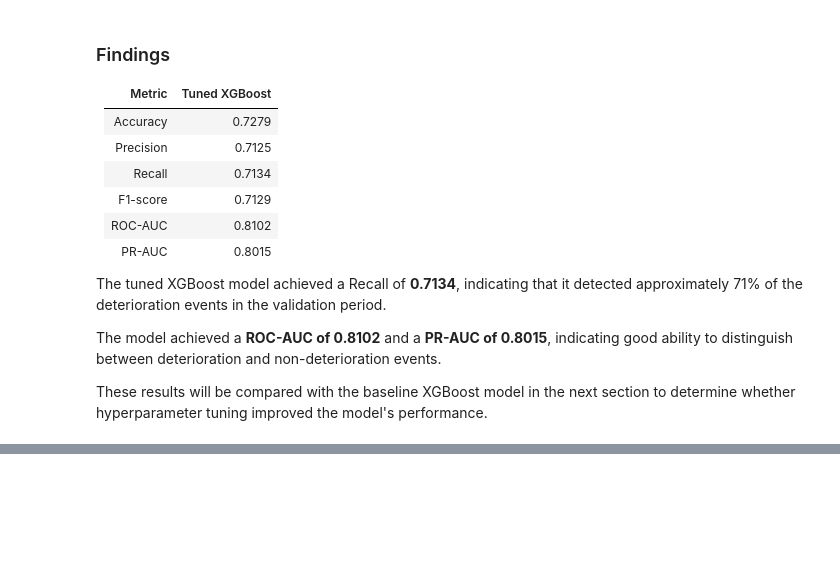
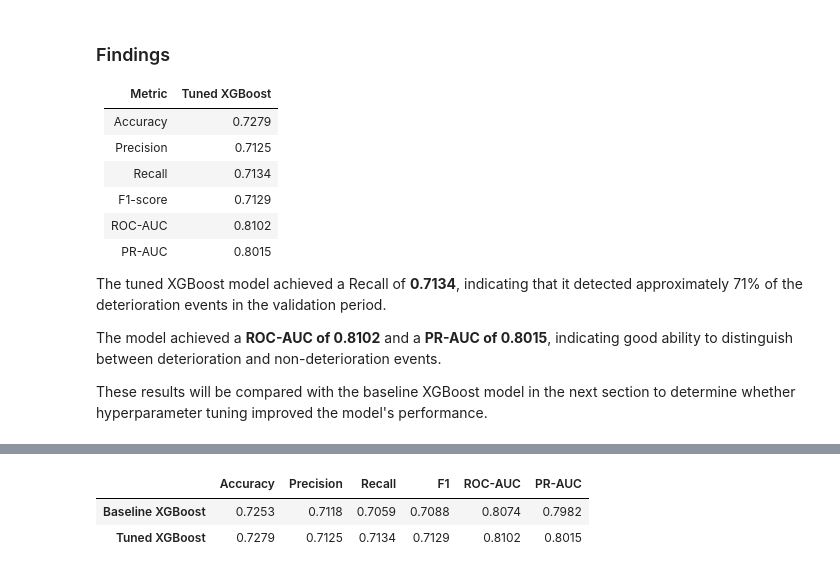
Before and after one commit to saraalwadia/airshift, a Jupyter notebook: notebooks/07_XGBoost.ipynb, the cells around one changed output, grey strips where cells are left out. Saved outputs shown, nothing was run; the diff lists cells and outputs as text; code cells hidden in the pictures; blank space fills up the shorter version.

```diff
--- a/notebooks/07_XGBoost.ipynb
+++ b/notebooks/07_XGBoost.ipynb
@@ -570,0 +580,13 @@ These results will be compared with the baseline XGBoost model in the next secti
+# %%
+comparison_results = pd.concat(
+    [
+        baseline_results,
+        tuned_results
+    ]
+)
+
+comparison_results.round(4)
+# %% [output]
+|  | Accuracy | Precision | Recall | F1 | ROC-AUC | PR-AUC |
+| Baseline XGBoost | 0.7253 | 0.7118 | 0.7059 | 0.7088 | 0.8074 | 0.7982 |
+| Tuned XGBoost | 0.7279 | 0.7125 | 0.7134 | 0.7129 | 0.8102 | 0.8015 |
```
Also changed, not shown: parts of 5 cells of this notebook.
